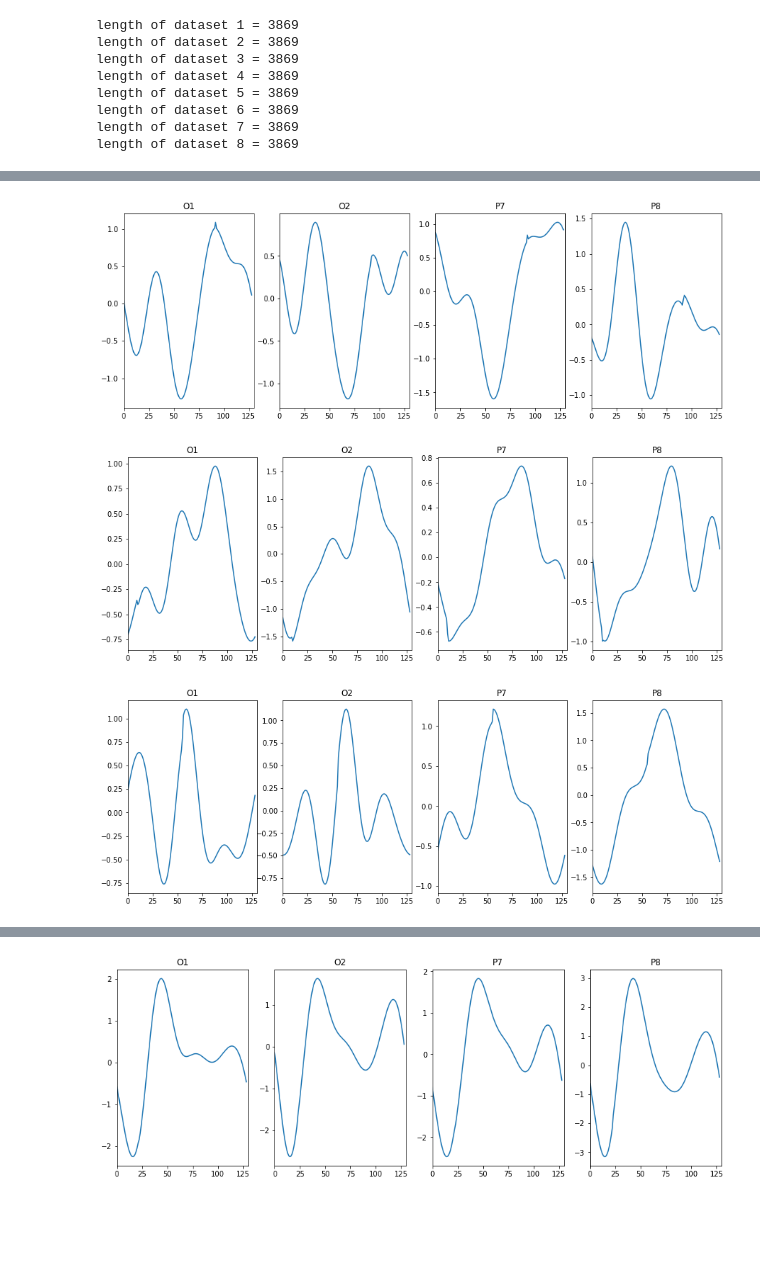
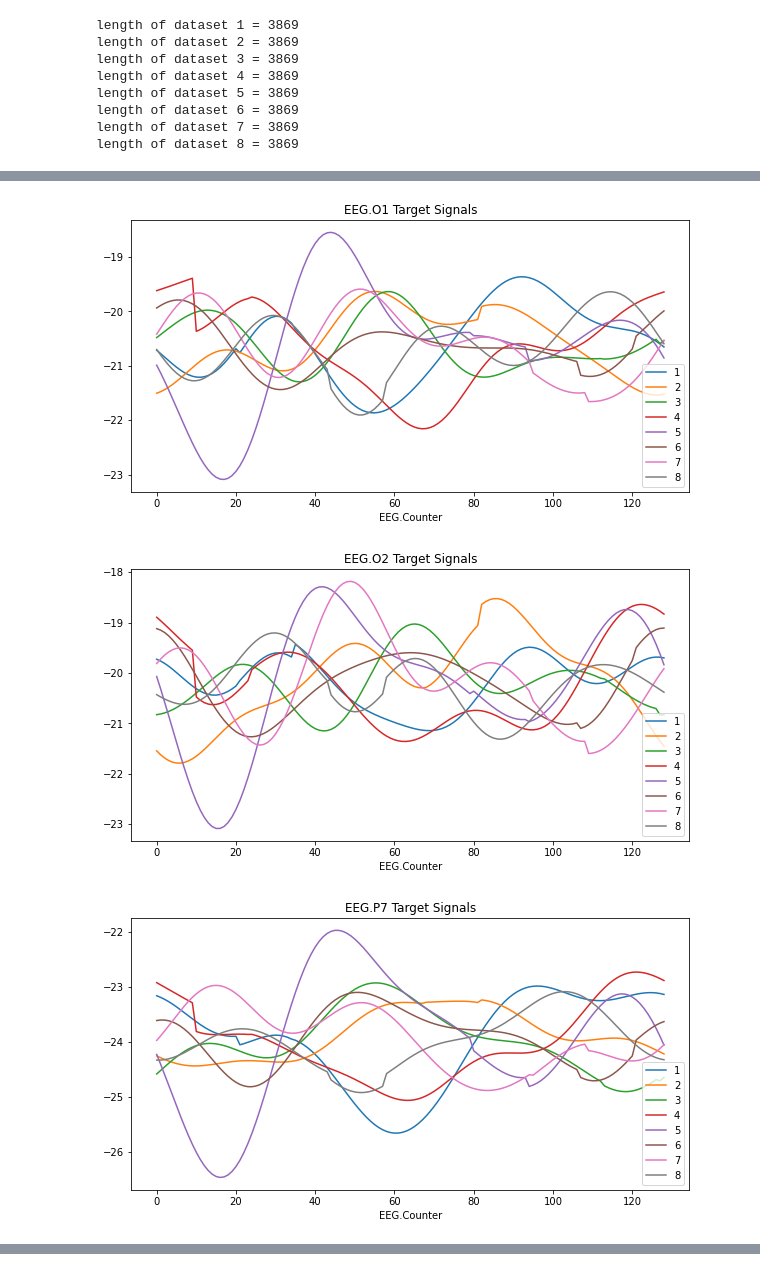
Before and after one commit to PeZeqo/capstone_pokemon_bci, a Jupyter notebook: plot_averages.ipynb, the cells around one changed output, grey strips where cells are left out. Drawn from its saved outputs; the diff is of its cells as text; code cells hidden in the pictures; blank space fills up the shorter version.

Commit message:
plot better

```diff
--- a/plot_averages.ipynb
+++ b/plot_averages.ipynb
@@ -43,7 +57,7 @@ def filter_template(template):
     return new_temp
 # %%
 for template in templates:
-    template = filter_template(template)
+    template = filter_template(template, offset_mode='none')
 # %%
 def plot_time(template, xlim=1000):
     fig, (o1, o2, p7, p8) = plt.subplots(1, 4, figsize=(15,5))
@@ -68,0 +79,9 @@ plot_time(templates[0])
+# %%
+channels = ['EEG.O1', 'EEG.O2', 'EEG.P7', 'EEG.P8']
+# templates[0].plot(x='Timestamp', y=channels)
+# cutoff start and end samples
+# Also the indicies that are cut off will not exist! The dataframe indicies will start at cutoff.
+cutoff = 200
+for template in templates:
+    ind = [i for i in range(cutoff)] + [i for i in range(len(template.index)-1, len(template.index)-cutoff-1, -1)]
+    template.drop(index=ind, inplace=True)
@@ -95,15 +121,27 @@ for template in templates:
         o2avg = np.average(np.array(o2counters[i]))
         p7avg = np.average(np.array(p7counters[i]))
         p8avg = np.average(np.array(p8counters[i]))
-        row = {'Target': 1, 'EEG.Counter': i, 'EEG.O1': o1avg, 'EEG.O2': o2avg, 'EEG.P7': p7avg, 'EEG.P8': p8avg}
+        row = {'EEG.Counter': i, 'EEG.O1': o1avg, 'EEG.O2': o2avg, 'EEG.P7': p7avg, 'EEG.P8': p8avg}
         averages_for_target.append(row)
 
     averages_all_targets.append(pd.DataFrame(data=averages_for_target))
     # 129 length averages
+# %%
+def plot_ref(channel):
+    # assume I have averages_all_targets
+    # plot all targets of channel in same plot
+    fig, ax = plt.subplots(figsize=(10,5))
+    for sig in averages_all_targets:
+        sig.plot(x='EEG.Counter', y=channel, ax=ax, title='{} Target Signals'.format(channel))
+    ax.legend([str(i) for i in range(1, 9)])
 # %%
-for sig in averages_all_targets:
-    plot_time(sig, xlim=130)
+# plot all target signals on separate plots
+# for sig in averages_all_targets:
+#     plot_time(sig, xlim=130)
+
+for channel in channels:
+    plot_ref(channel)
 # %% [output]
-[figure, old version]
+[figure, new version]
-[figure, old version]
+[figure, new version]
-[figure, old version]
+[figure, new version]
@@ -111 +148,0 @@ for sig in averages_all_targets:
-[figure, removed]
```
Also changed, not shown: parts of 12 cells of this notebook.
